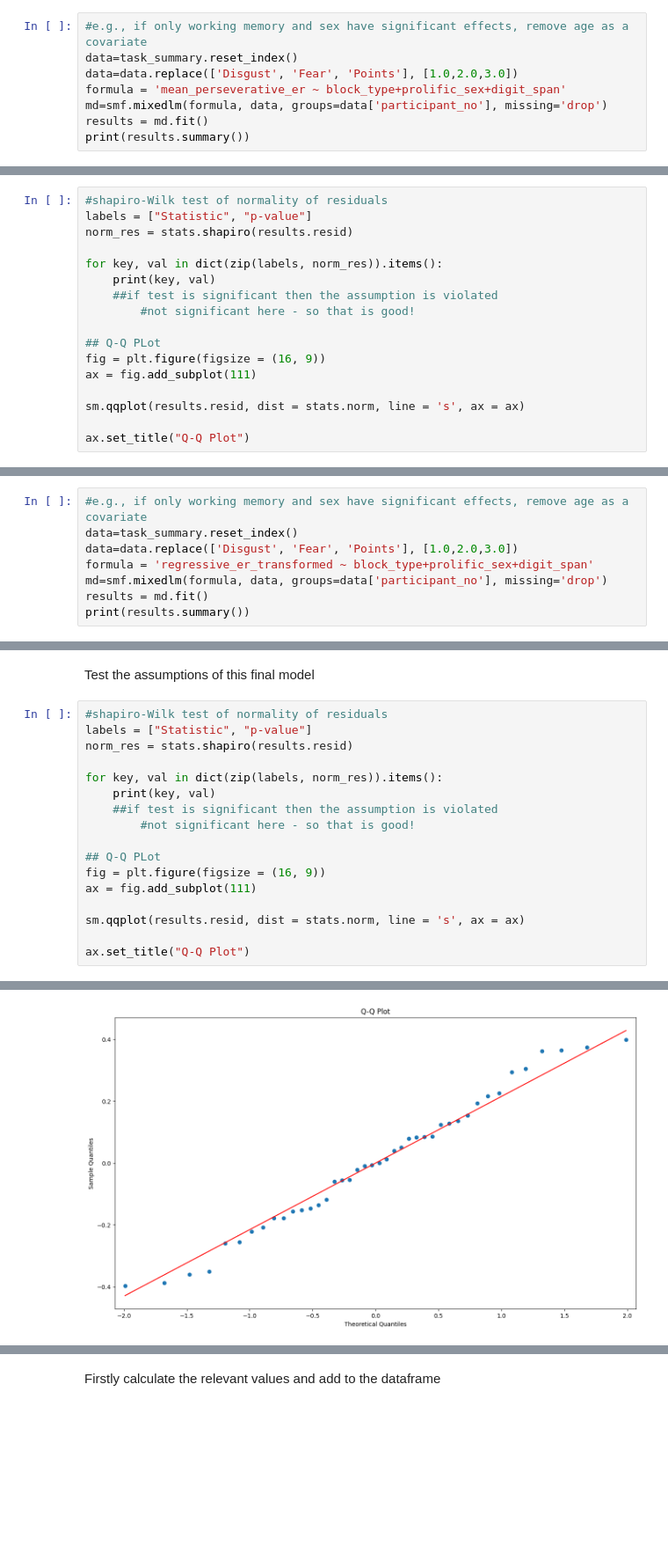
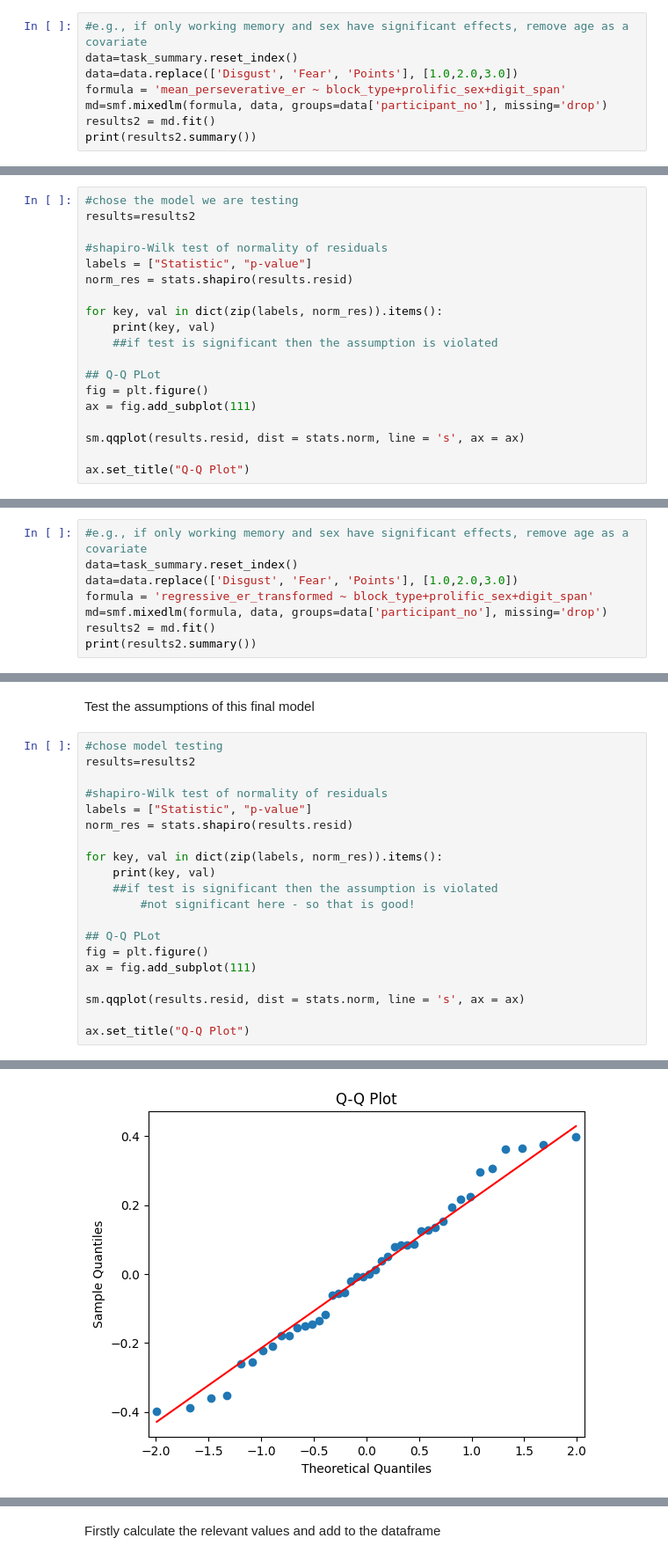
Before and after one commit to emilybagley/disgust_reversal_learning-RR, a Jupyter notebook: 2_task_modelfree_analysis.ipynb, the cells around one changed output, grey strips where cells are left out. Shown: that part at 88% size. Saved outputs shown, nothing was run; the diff lists cells and outputs as text; blank space fills up the shorter version.

```diff
--- a/2_task_modelfree_analysis.ipynb
+++ b/2_task_modelfree_analysis.ipynb
@@ -108,5 +99,5 @@ data=task_summary.reset_index()
 data=data.replace(['Disgust', 'Fear', 'Points'], [1.0,2.0,3.0])
 formula = 'mean_perseverative_er ~ block_type+prolific_sex+digit_span'
 md=smf.mixedlm(formula, data, groups=data['participant_no'], missing='drop')
-results = md.fit()
-print(results.summary())
+results2 = md.fit()
+print(results2.summary())
@@ -122,4 +205,7 @@ Test the assumptions of this final model
 # %%
+#chose the model we are testing
+results=results2
+
 #shapiro-Wilk test of normality of residuals
 labels = ["Statistic", "p-value"]
 norm_res = stats.shapiro(results.resid)
@@ -127,10 +213,9 @@ norm_res = stats.shapiro(results.resid)
 for key, val in dict(zip(labels, norm_res)).items():
     print(key, val)
     ##if test is significant then the assumption is violated
-        #not significant here - so that is good!
 
 ## Q-Q PLot
-fig = plt.figure(figsize = (16, 9))
+fig = plt.figure()
 ax = fig.add_subplot(111)
 
 sm.qqplot(results.resid, dist = stats.norm, line = 's', ax = ax)
@@ -215,8 +346,8 @@ data=task_summary.reset_index()
 data=data.replace(['Disgust', 'Fear', 'Points'], [1.0,2.0,3.0])
 formula = 'regressive_er_transformed ~ block_type+prolific_sex+digit_span'
 md=smf.mixedlm(formula, data, groups=data['participant_no'], missing='drop')
-results = md.fit()
-print(results.summary())
+results2 = md.fit()
+print(results2.summary())
 # %% [output]
                  Mixed Linear Model Regression Results
 =======================================================================
@@ -245,27 +432,30 @@ annotator.apply_and_annotate()
 # %% [markdown]
 Test the assumptions of this final model
 # %%
+#chose model testing
+results=results2
+
 #shapiro-Wilk test of normality of residuals
 labels = ["Statistic", "p-value"]
 norm_res = stats.shapiro(results.resid)
 
 for key, val in dict(zip(labels, norm_res)).items():
     print(key, val)
     ##if test is significant then the assumption is violated
         #not significant here - so that is good!
 
 ## Q-Q PLot
-fig = plt.figure(figsize = (16, 9))
+fig = plt.figure()
 ax = fig.add_subplot(111)
 
 sm.qqplot(results.resid, dist = stats.norm, line = 's', ax = ax)
 
 ax.set_title("Q-Q Plot")
 # %% [output]
 Statistic 0.9743844267574068
 p-value 0.4578887654947099
 Text(0.5, 1.0, 'Q-Q Plot')
-[figure, old version]
+[figure, new version]
 # %%
 ##homoskedasticity of variance
 #White Lagrange Multiplier Test for Heteroscedasticity
```
Also changed, not shown: parts of 78 cells of this notebook, 7 other files.
